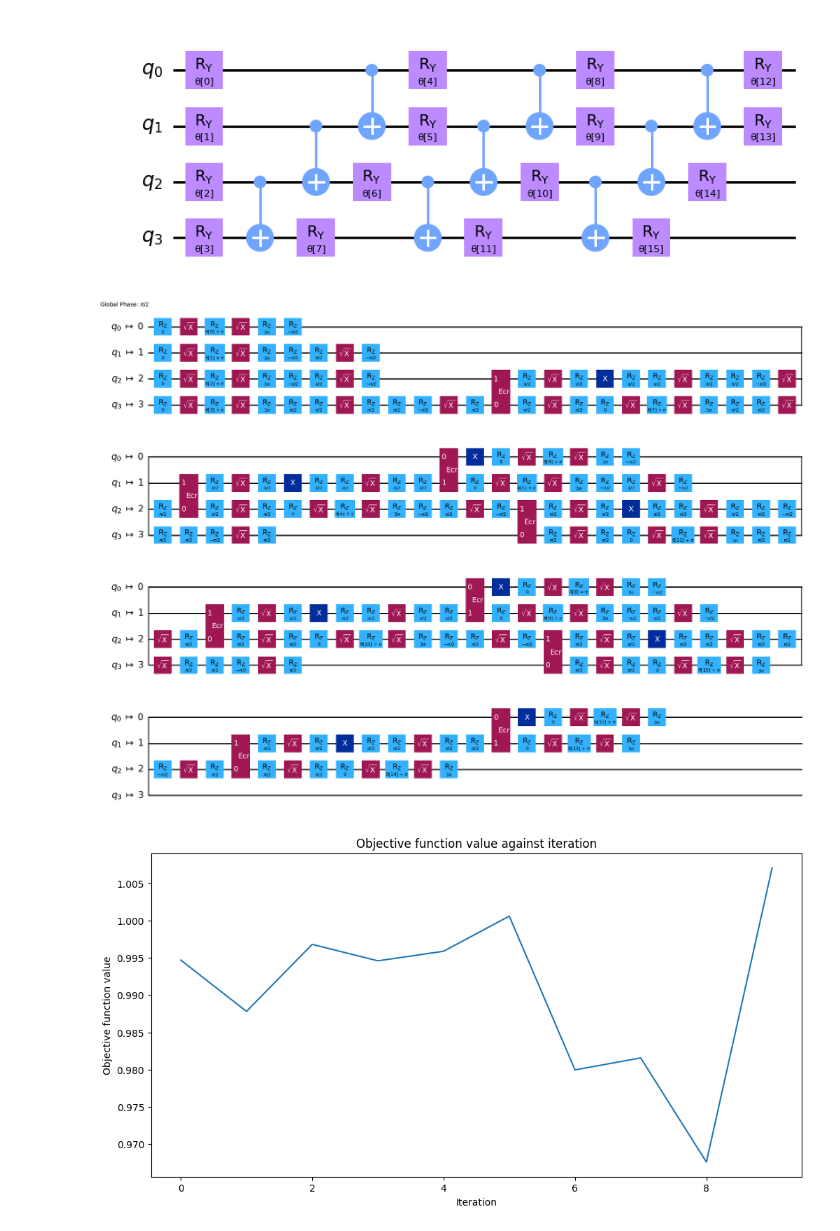
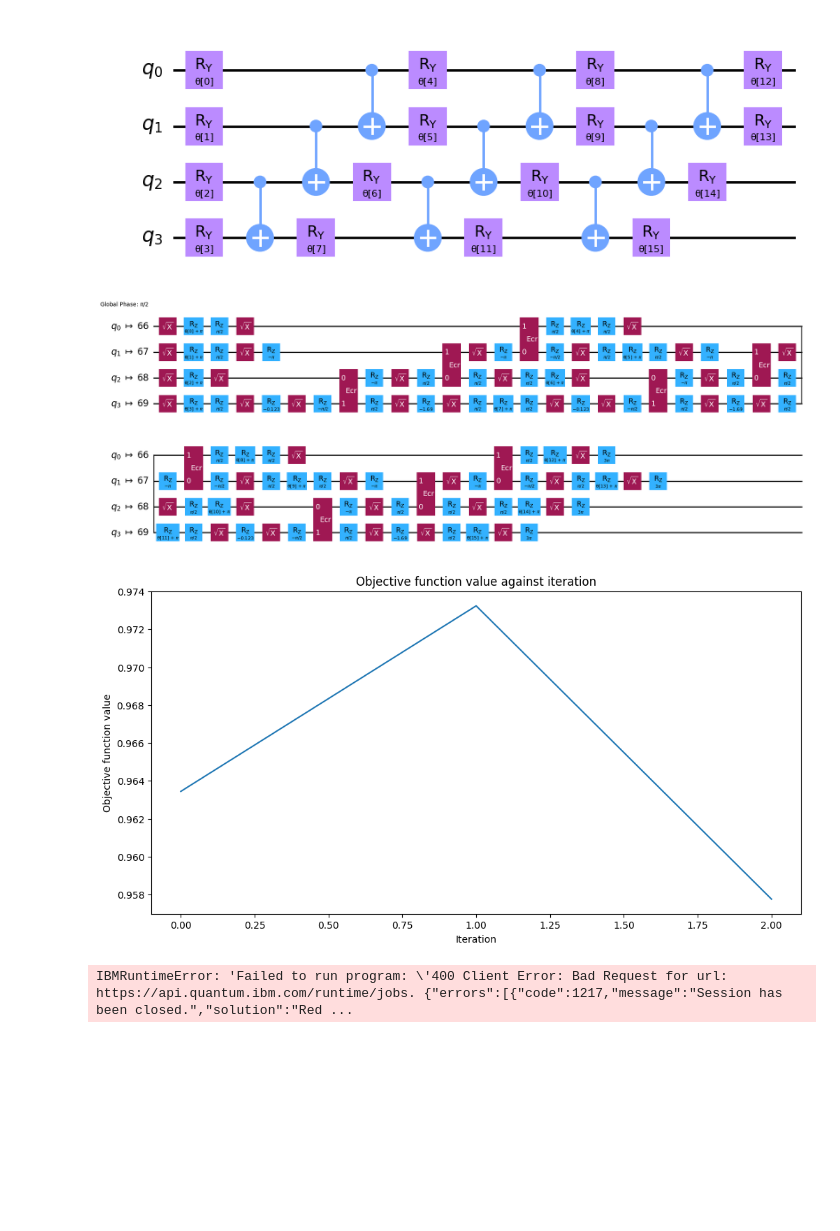
Before and after one commit to nilanga901/Critical_infrastucture_risk_modeling, a Jupyter notebook: quantumNN_execute_onrpi.ipynb, the cells around one changed output. Drawn from its saved outputs; the diff is of its cells as text; code cells hidden in the pictures; blank space fills up the shorter version.

```diff
--- a/quantumNN_execute_onrpi.ipynb
+++ b/quantumNN_execute_onrpi.ipynb
@@ -9,7 +9,7 @@ from qiskit.transpiler.preset_passmanagers import generate_preset_pass_manager
 
 # Add your token below
 service = QiskitRuntimeService(
-    channel="ibm_quantum", token='66f0953d8ec146a8c625acc5d2820236b3f69900e9d0f29f29e7e0ec759001a8848ab2bd898a39e60d45ebeffaffa4c63757adbc1a433e9c0c8760997b89ec1d')
+    channel="ibm_quantum", token='cd677d66a7ae5d149626c321a1f19ed7ba6db780919f46c41d57e78054f2e243c827e5e94904d509da23d332db7a97c9365487c7d1db6d5cc6a9028c0d393af2')
 
 backend = service.backend("ibm_rensselaer") #change to RPI
 session = Session(backend=backend)
@@ -19,7 +19,7 @@ session = Session(backend=backend)
 estimator = Estimator(session=session)
 
 sampler = Sampler(session=session)
-pass_manager = generate_preset_pass_manager(optimization_level=0, backend=backend)
+pass_manager = generate_preset_pass_manager(optimization_level=3, backend=backend)
 # %%
 
 
@@ -122,28 +122,29 @@ transpiled_ansatz = pass_manager.run(ansatz)
 # Draw it, excluding idle qubits from the diagram
 transpiled_ansatz.draw("mpl", idle_wires=False)
 # %% [output]
-[figure, old version]
+[figure, new version]
 # %%
 vqc = VQC(
     sampler=sampler,
     feature_map=transpiled,
     ansatz=transpiled_ansatz,
     optimizer=COBYLA(maxiter=10),
     callback=callback_graph,
 )
 
 # create empty array for callback to store evaluations of the objective function
 objective_func_vals = []
 plt.rcParams["figure.figsize"] = (12, 6)
-y_cat = np.empty(y_train.values.shape, dtype=str)
-y_cat[y_train.values == 0] = "A"
-y_cat[y_train.values == 1] = "B"
-y_cat[y_train.values == 2] = "C"
+# y_cat = np.empty(y_train.values.shape, dtype=str)
+# y_cat[y_train.values == 0] = "A"
+# y_cat[y_train.values == 1] = "B"
+# y_cat[y_train.values == 2] = "C"
 # print(y_cat)
 # fit classifier to data
 vqc=vqc.fit(X_train.values, y_train.values)
 # %% [output]
-[figure, old version]
+[figure, new version]
+IBMRuntimeError: 'Failed to run program: \'400 Client Error: Bad Request for url: https://api.quantum.ibm.com/runtime/jobs. {"errors":[{"code":1217,"message":"Session has been closed.","solution":"Red ...
 # %%
 # return to default figsize
 plt.rcParams["figure.figsize"] = (6, 4)
```
Also changed, not shown: parts of 2 cells of this notebook, 2 other files.
